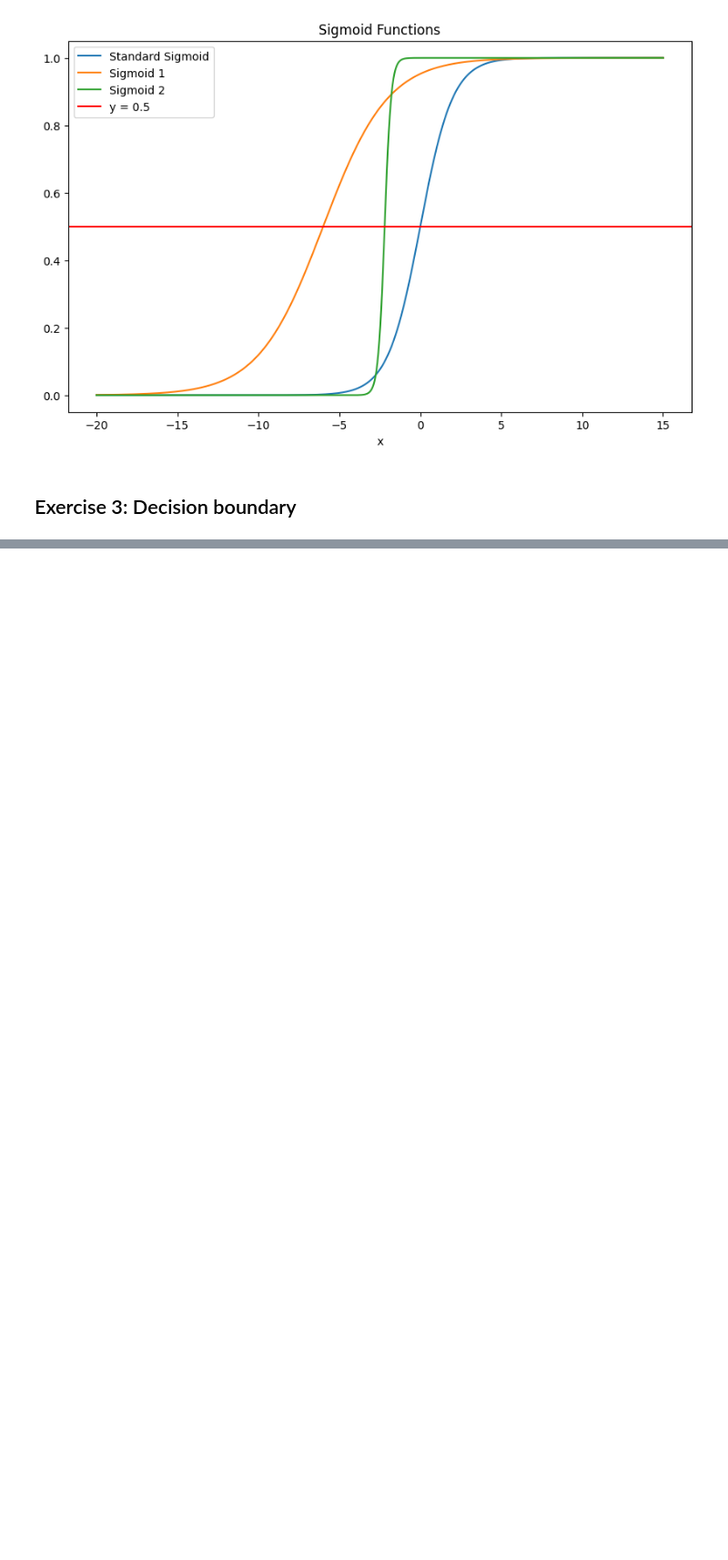
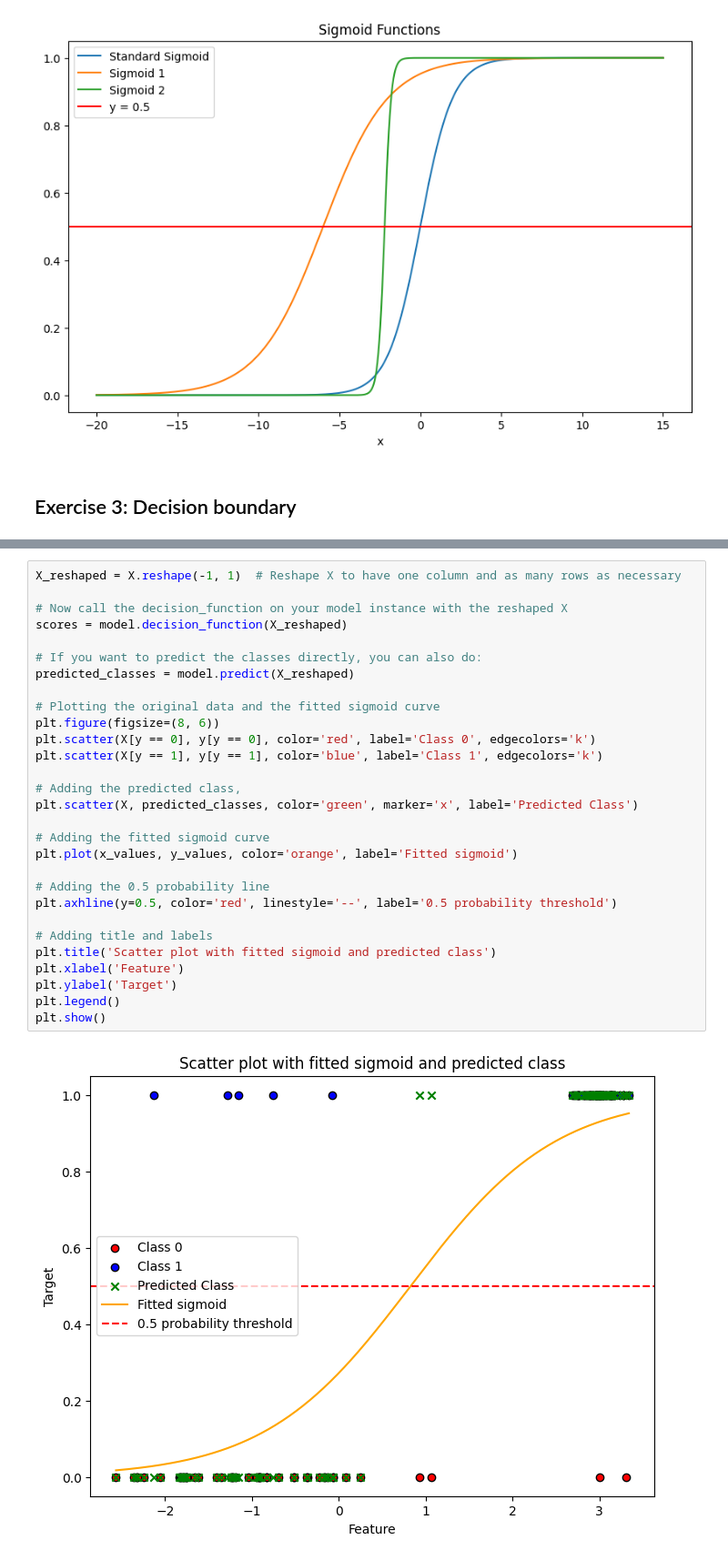
Before and after one commit to AntonWiklund1/Antons-Ai-Learning, a Jupyter notebook: piscine/Classification/Classification_Notebook.ipynb, the cells around one changed output, grey strips where cells are left out. Shown at 91% size. Drawn from its saved outputs; the diff is of its cells as text; blank space fills up the shorter version.

```diff
--- a/piscine/Classification/Classification_Notebook.ipynb
+++ b/piscine/Classification/Classification_Notebook.ipynb
@@ -96,0 +203,31 @@ plt.show()
+# %%
+X_reshaped = X.reshape(-1, 1)  # Reshape X to have one column and as many rows as necessary
+
+# Now call the decision_function on your model instance with the reshaped X
+scores = model.decision_function(X_reshaped)
+
+# If you want to predict the classes directly, you can also do:
+predicted_classes = model.predict(X_reshaped)
+
+# Plotting the original data and the fitted sigmoid curve
+plt.figure(figsize=(8, 6))
+plt.scatter(X[y == 0], y[y == 0], color='red', label='Class 0', edgecolors='k')
+plt.scatter(X[y == 1], y[y == 1], color='blue', label='Class 1', edgecolors='k')
+
+# Adding the predicted class,
+plt.scatter(X, predicted_classes, color='green', marker='x', label='Predicted Class')
+
+# Adding the fitted sigmoid curve
+plt.plot(x_values, y_values, color='orange', label='Fitted sigmoid')
+
+# Adding the 0.5 probability line
+plt.axhline(y=0.5, color='red', linestyle='--', label='0.5 probability threshold')
+
+# Adding title and labels
+plt.title('Scatter plot with fitted sigmoid and predicted class')
+plt.xlabel('Feature')
+plt.ylabel('Target')
+plt.legend()
+plt.show()
+# %% [output]
+[figure, added]
```
Also changed, not shown: parts of 16 cells of this notebook.
